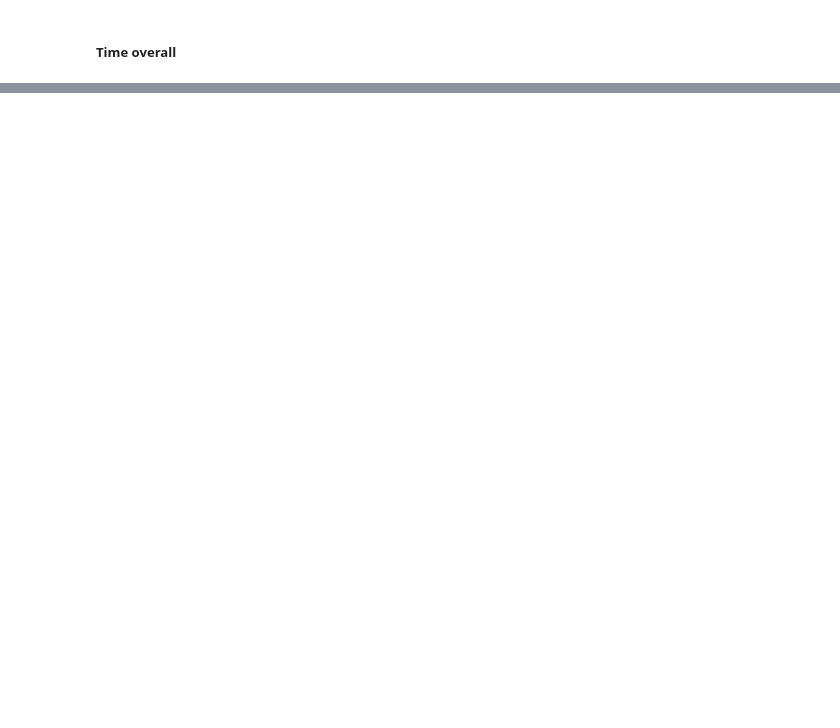
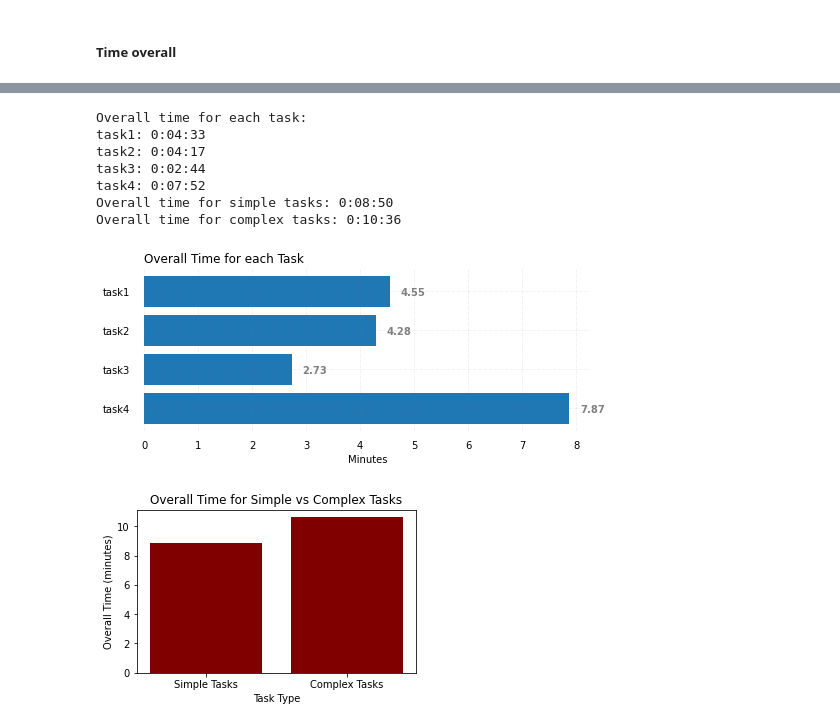
Before and after one commit to JohannesWittmann9/Forschungsseminar-IR-React, a Jupyter notebook: data_analysis_demo/results.ipynb, the cells around one changed output, grey strips where cells are left out. Saved outputs shown, nothing was run; the diff lists cells and outputs as text; code cells hidden in the pictures; blank space fills up the shorter version.

```diff
--- a/data_analysis_demo/results.ipynb
+++ b/data_analysis_demo/results.ipynb
@@ -278,3 +292,6 @@ sessions_merged_df
 | 5 | cb9dcc10-ec41-4f4a-8238-eb1356dfed18 | HP2 | task2 | 00:02:13 | simple | A friend has just sent an email f... |
 | 6 | 1650f09d-8ef5-4745-8e0c-f460b4fd432c | HP2 | task3 | 00:01:41 | complex | You recently heard about the book... |
 | 7 | dfc539c7-cf3d-4bee-92df-7a6e92e42074 | HP2 | task4 | 00:03:10 | complex | Friends are planning to build a n... |
+# %%
+task_time_df = sessions_merged_df[['task_id', 'session_total_time']]
+task_time_df
@@ -280,0 +374,51 @@ sessions_merged_df
+# %%
+def visualize_overalltime(task_time_dict):
+    simple_tasks_overalltime = (task_time_dict['task1'] + task_time_dict['task2']).total_seconds()/60
+    complex_tasks_overalltime =(task_time_dict['task3'] + task_time_dict['task4']).total_seconds()/60
+
+    # Data for plotting
+    tasks = ['Simple Tasks', 'Complex Tasks']
+    times = [simple_tasks_overalltime, complex_tasks_overalltime]
+
+    fig = plt.figure(figsize = (5, 3))
+
+    # Plotting the bar chart
+    plt.bar(tasks, times, color ='maroon')
+
+    # Adding labels and title
+    plt.xlabel('Task Type')
+    plt.ylabel('Overall Time (minutes)')
+    plt.title('Overall Time for Simple vs Complex Tasks')
+# %%
+# calculate the overall time for each type of tasks
+def print_overalltime(task_time_dict):
+
+    # Convert total times to string format
+    simple_tasks_overalltime = str(task_time_dict['task1'] + task_time_dict['task2'])
+    complex_tasks_overalltime = str(task_time_dict['task3'] + task_time_dict['task4'])
+
+    for task_id, total_time in task_time_dict.items():
+        task_time_dict[task_id] = str(total_time)
+
+    # print overalltime
+    print("Overall time for each task:")
+    for task_id, total_time in task_time_dict.items():
+        print(f"{task_id}: {total_time}")
+
+    print('Overall time for simple tasks: ' + simple_tasks_overalltime)
+    print('Overall time for complex tasks: ' + complex_tasks_overalltime)
+# %%
+task_overalltime = cal_time_each_task(task_time_df)
+visualize_time_each_task(task_overalltime)
+visualize_overalltime(task_overalltime)
+print_overalltime(task_overalltime)
+# %% [output]
+Overall time for each task:
+task1: 0:04:33
+task2: 0:04:17
+task3: 0:02:44
+task4: 0:07:52
+Overall time for simple tasks: 0:08:50
+Overall time for complex tasks: 0:10:36
+[figure, added]
+[figure, added]
```
Also changed, not shown: parts of 8 cells of this notebook, 3 other files.
